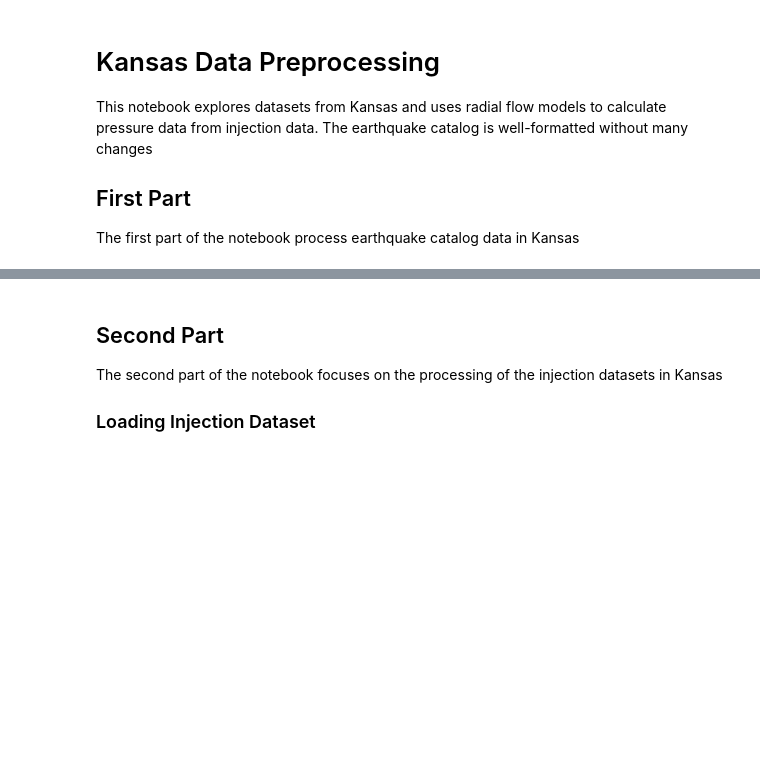
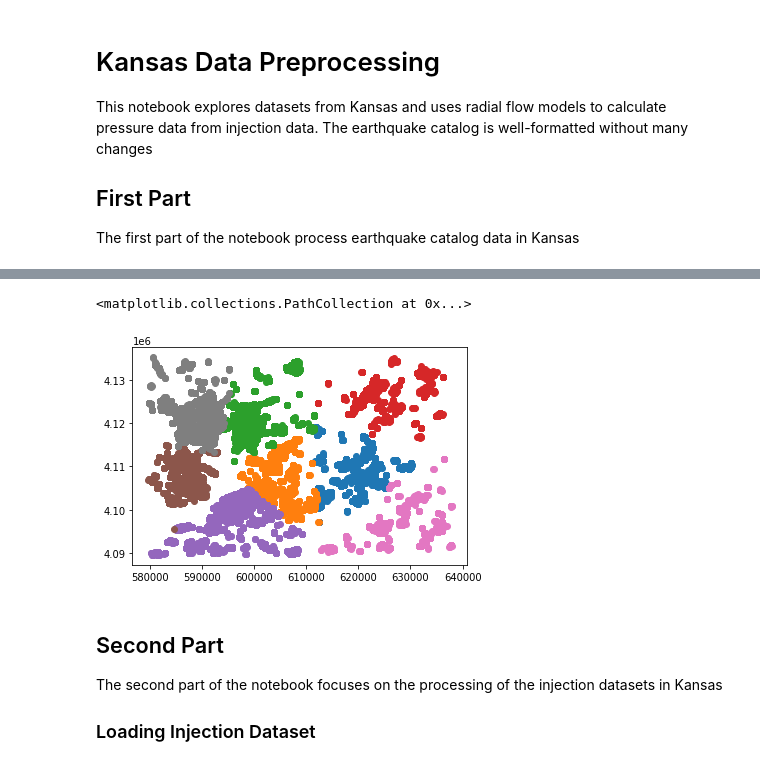
Before and after one commit to hanxiaokaka/Induced_seismic, a Jupyter notebook: notebooks/preprocessing/Kansas_injection.ipynb, the cells around one changed output, grey strips where cells are left out. Cells and saved outputs as stored; diff of their text form; code cells hidden in the pictures; blank space fills up the shorter version.

```diff
--- a/notebooks/preprocessing/Kansas_injection.ipynb
+++ b/notebooks/preprocessing/Kansas_injection.ipynb
@@ -39,0 +45,3 @@ plt.scatter(seismic_reordered['easting'],seismic_reordered['northing'])
+# %%
+kmeans = KMeans(n_clusters=8)
+k_means_results = kmeans.fit_predict(seismic_reordered[['easting','northing']])
@@ -39,0 +52,31 @@ plt.scatter(seismic_reordered['easting'],seismic_reordered['northing'])
+# %%
+seismic_reordered['kmeans'] = k_means_results
+# %%
+seismic_reordered_set1 = seismic_reordered.loc[seismic_reordered['kmeans']==1]
+seismic_reordered_set2 = seismic_reordered.loc[seismic_reordered['kmeans']==2]
+seismic_reordered_set3 = seismic_reordered.loc[seismic_reordered['kmeans']==3]
+seismic_reordered_set4 = seismic_reordered.loc[seismic_reordered['kmeans']==4]
+seismic_reordered_set5 = seismic_reordered.loc[seismic_reordered['kmeans']==5]
+seismic_reordered_set6 = seismic_reordered.loc[seismic_reordered['kmeans']==6]
+seismic_reordered_set7 = seismic_reordered.loc[seismic_reordered['kmeans']==7]
+seismic_reordered_set8 = seismic_reordered.loc[seismic_reordered['kmeans']==0]
+# %%
+plt.scatter(seismic_reordered_set1['easting'],
+            seismic_reordered_set1['northing'])
+plt.scatter(seismic_reordered_set2['easting'],
+            seismic_reordered_set2['northing'])
+plt.scatter(seismic_reordered_set3['easting'],
+            seismic_reordered_set3['northing'])
+plt.scatter(seismic_reordered_set4['easting'],
+            seismic_reordered_set4['northing'])
+plt.scatter(seismic_reordered_set5['easting'],
+            seismic_reordered_set5['northing'])
+plt.scatter(seismic_reordered_set6['easting'],
+            seismic_reordered_set6['northing'])
+plt.scatter(seismic_reordered_set7['easting'],
+            seismic_reordered_set7['northing'])
+plt.scatter(seismic_reordered_set8['easting'],
+            seismic_reordered_set8['northing'])
+# %% [output]
+<matplotlib.collections.PathCollection at 0x...>
+[figure, added]
```
Also changed, not shown: parts of 41 cells of this notebook.
